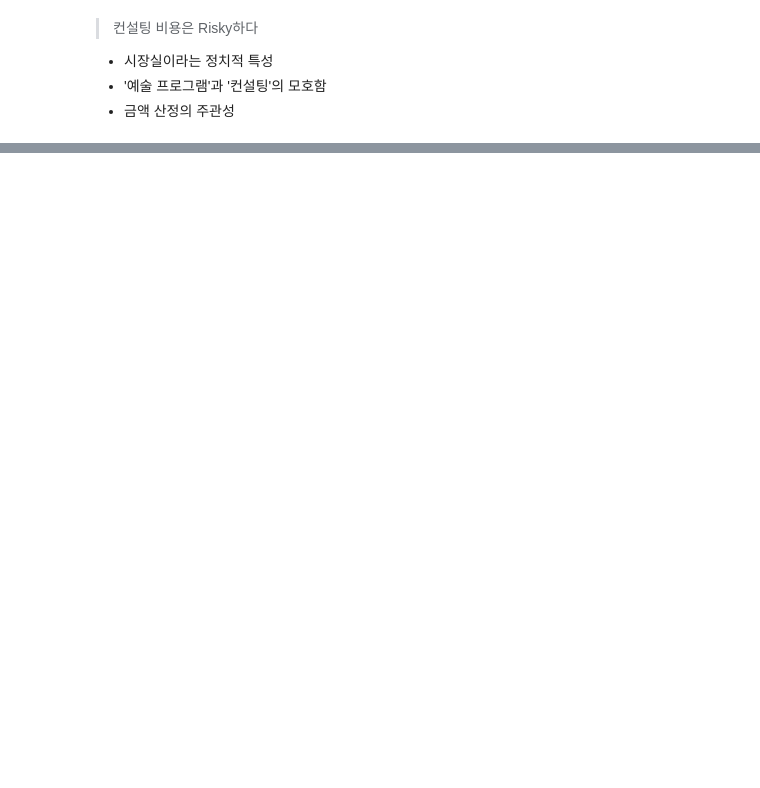
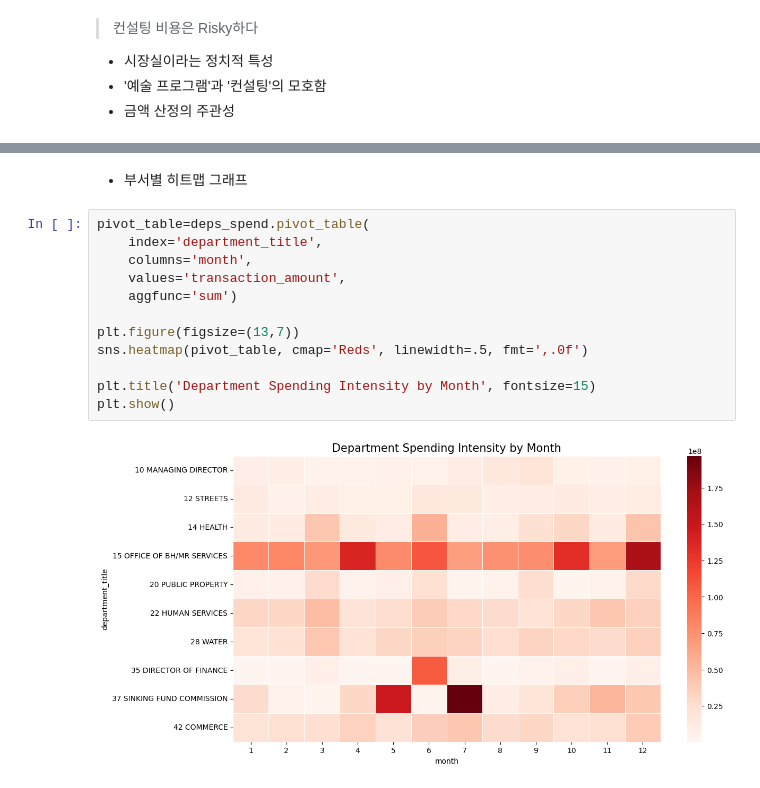
Before and after one commit to yeongwuu/Unsupervised-Fraud-Detection-in-Accounting-Data-using-Autoencoder, a Jupyter notebook: Project_1.ipynb, the cells around one changed output, grey strips where cells are left out. Cells and saved outputs as stored; diff of their text form; blank space fills up the shorter version.

```diff
--- a/Project_1.ipynb
+++ b/Project_1.ipynb
@@ -170,0 +233,16 @@ display(mayor_mural)
+# %% [markdown]
+- 부서별 히트맵 그래프
+# %%
+pivot_table=deps_spend.pivot_table(
+    index='department_title',
+    columns='month',
+    values='transaction_amount',
+    aggfunc='sum')
+
+plt.figure(figsize=(13,7))
+sns.heatmap(pivot_table, cmap='Reds', linewidth=.5, fmt=',.0f')
+
+plt.title('Department Spending Intensity by Month', fontsize=15)
+plt.show()
+# %% [output]
+[figure, added]
```
Also changed, not shown: parts of 11 cells of this notebook, 2 other files.
